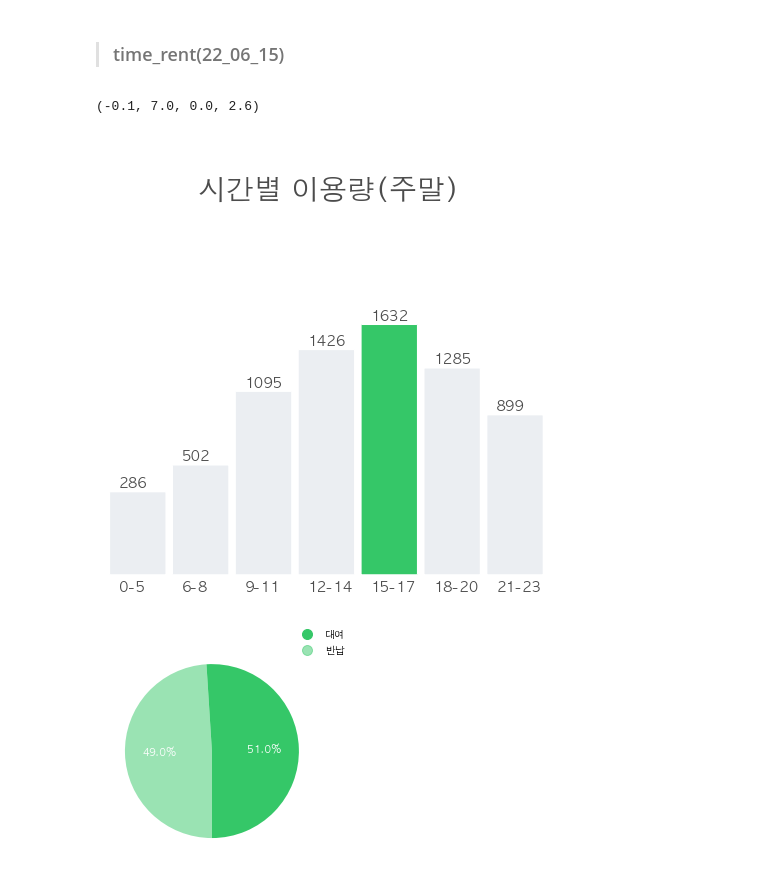
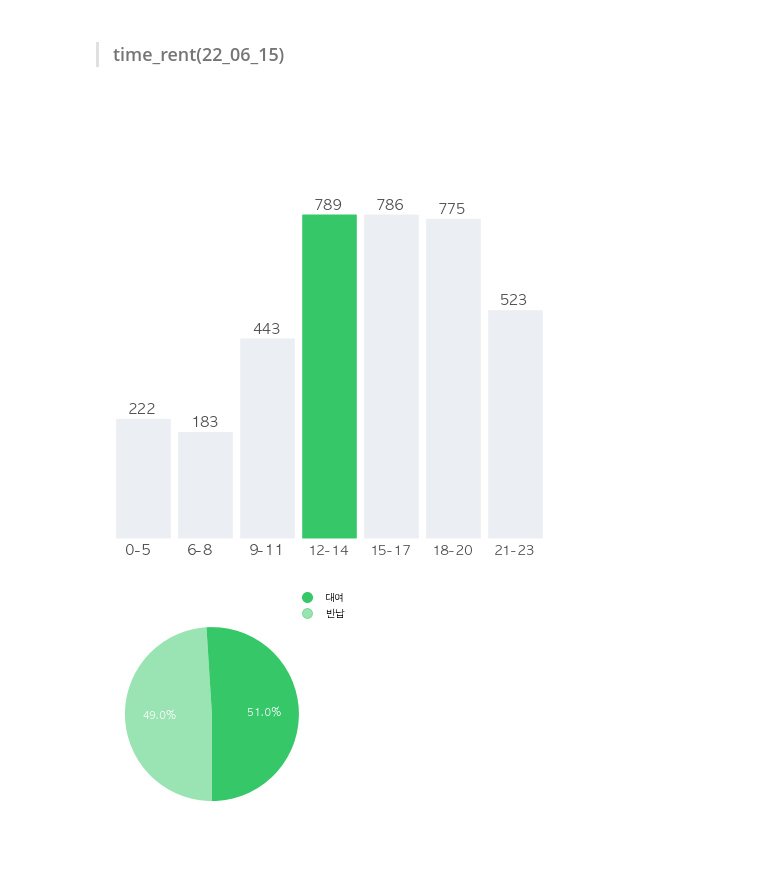
Before and after one commit to yangoos57/seoulBikeProject, a Jupyter notebook: dashboard/plots.ipynb, the cells around one changed output. Drawn from its saved outputs; the diff is of its cells as text; code cells hidden in the pictures; blank space fills up the shorter version.

```diff
--- a/dashboard/plots.ipynb
+++ b/dashboard/plots.ipynb
@@ -48,7 +48,8 @@ def raw_data(query_data,val) :
 
         return [filtered_data,filtered_data_end,filtered_data_start]
 
-test_data = raw_data(filtered_data, 754)
+
+test_data = raw_data(filtered_data, 105)
 
 
 def haversine_np(lon1, lat1, lon2, lat2):
@@ -163,41 +171,47 @@ def time_rent(filtered_data) :
 
     # plot
     fig, ax = plt.subplots(figsize=(8,8))
 
     # bar = rect
     for num,(bar, time) in enumerate(zip(bars, time)) :
         x = bar[0]; y = bar[1]; h = bar[2];  w = bar[3]
         #max
         if num == max_value :
             color = '#35C768' # bg-color
         # 나머지
         else :
             color = '#EBEEF2' # bg-color
 
         bbox = patches.FancyBboxPatch(
             (x,y),w,h,
             boxstyle="round,pad=-0.01,rounding_size=0.0",
             ec="none", fc=color,
             mutation_aspect= 0.5,
         )
         ax.add_patch(bbox)
 
         # 요일 넣기(padding고려해서 num으로 조정)
-        plt.text(x+0.15,y-0.1, time, fontdict={'fontsize' : 14, 'color' :(0, 0, 0, 0.7)})
+        if len(time) > 4 :
+            plt.text(x+0.1, y-0.07, time, fontdict={'fontsize' : 13, 'color' :(0, 0, 0, 0.7)})
+        else :
+            plt.text(x+0.15, y-0.07, time, fontdict={'fontsize' : 14, 'color' :(0, 0, 0, 0.7)})
 
         # 개수 넣기
-        plt.text(x+0.15,h+0.02, data[num], fontdict={'fontsize' : 14, 'color' :(0, 0, 0, 0.7)})
+        if data[num] > 10000 :
+            plt.text(x+0.02,h+0.02, data[num], fontdict={'fontsize' : 14, 'color' :(0, 0, 0, 0.7)})
 
-        # 시간별 이용량
-    plt.text(1.4,2.25, f'시간별 이용량({asd})', fontdict={'fontsize' : 28, 'color' :(0, 0, 0, 0.7)})
+        elif 10000> data[num] > 1000 :
+            plt.text(x+0.07,h+0.02, data[num], fontdict={'fontsize' : 14, 'color' :(0, 0, 0, 0.7)})
 
+        else :
+            plt.text(x+0.2,h+0.02, data[num], fontdict={'fontsize' : 14, 'color' :(0, 0, 0, 0.7)})
 
-    plt.xlim(-0.1,7) # 넓이가 0.8이라서 그럼
-    plt.ylim(0,2.6)
+    plt.xlim(-0.2,7) # 넓이가 0.8이라서 그럼
+    plt.ylim(0,2)
     plt.axis('off')
+time_rent(test_data)
 # %% [output]
-(-0.1, 7.0, 0.0, 2.6)
-[figure, old version]
+[figure, new version]
 # %%
 def total_rent(filtered_data) :
     # 데이터 정제
```
Also changed, not shown: parts of 6 cells of this notebook, 10 other files.
